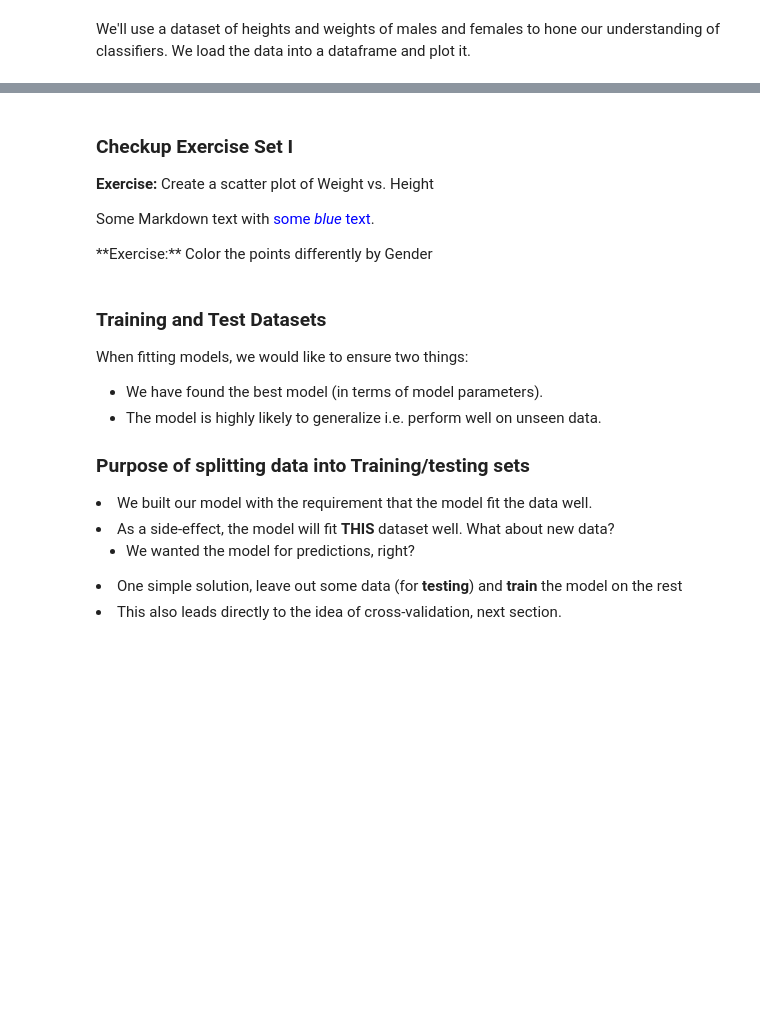
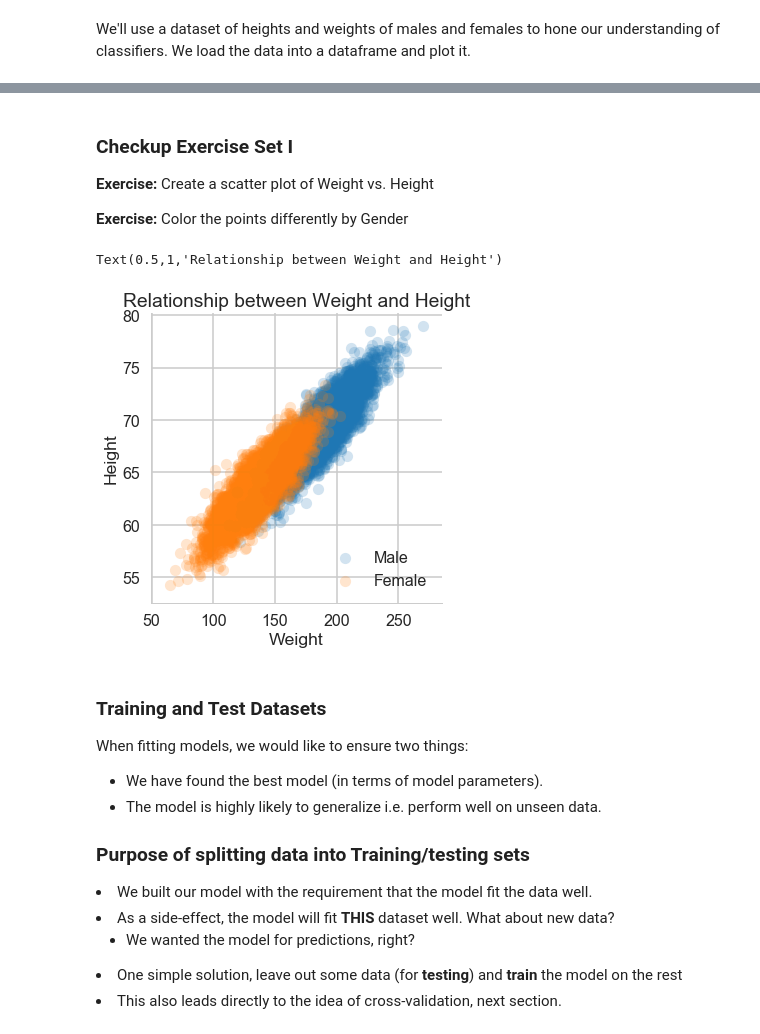
Before and after one commit to chhchang/Regression, a Jupyter notebook: Mini_Project_Logistic_Regression.ipynb, the cells around one changed output, grey strips where cells are left out. Drawn from its saved outputs; the diff is of its cells as text; code cells hidden in the pictures; blank space fills up the shorter version.

```diff
--- a/Mini_Project_Logistic_Regression.ipynb
+++ b/Mini_Project_Logistic_Regression.ipynb
@@ -99,5 +106,5 @@ with the "response" or "label" $y$ as a plain array of 0s and 1s for binary clas
 ### Checkup Exercise Set I
 
 **Exercise:** Create a scatter plot of Weight vs. Height
-<p>Some Markdown text with <span style="color:blue">some <em>blue</em> text</span>.</p>
+
 **Exercise:** Color the points differently by Gender
@@ -106,3 +111,11 @@ with the "response" or "label" $y$ as a plain array of 0s and 1s for binary clas
+# %%
+# your turn
+sns.lmplot( x='Weight', y="Height", data=dflog, fit_reg=False, hue='Gender', legend=False, scatter_kws={'alpha':0.2})
+plt.legend(loc='lower right')
+plt.title("Relationship between Weight and Height")
+# %% [output]
+Text(0.5,1,'Relationship between Weight and Height')
+[figure, added]
 # %% [markdown]
 ### Training and Test Datasets
 
```
Also changed, not shown: parts of 21 cells of this notebook.
